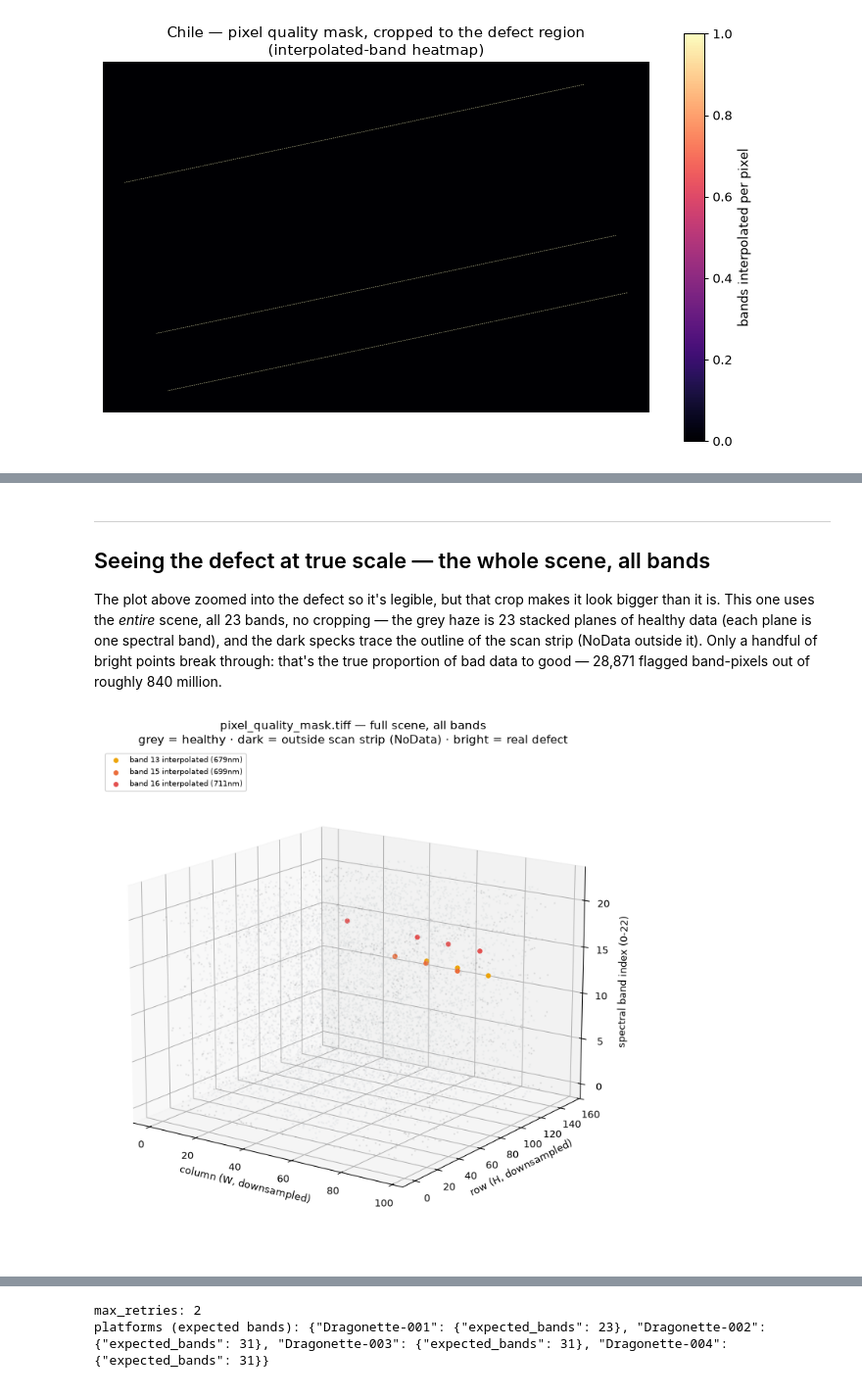
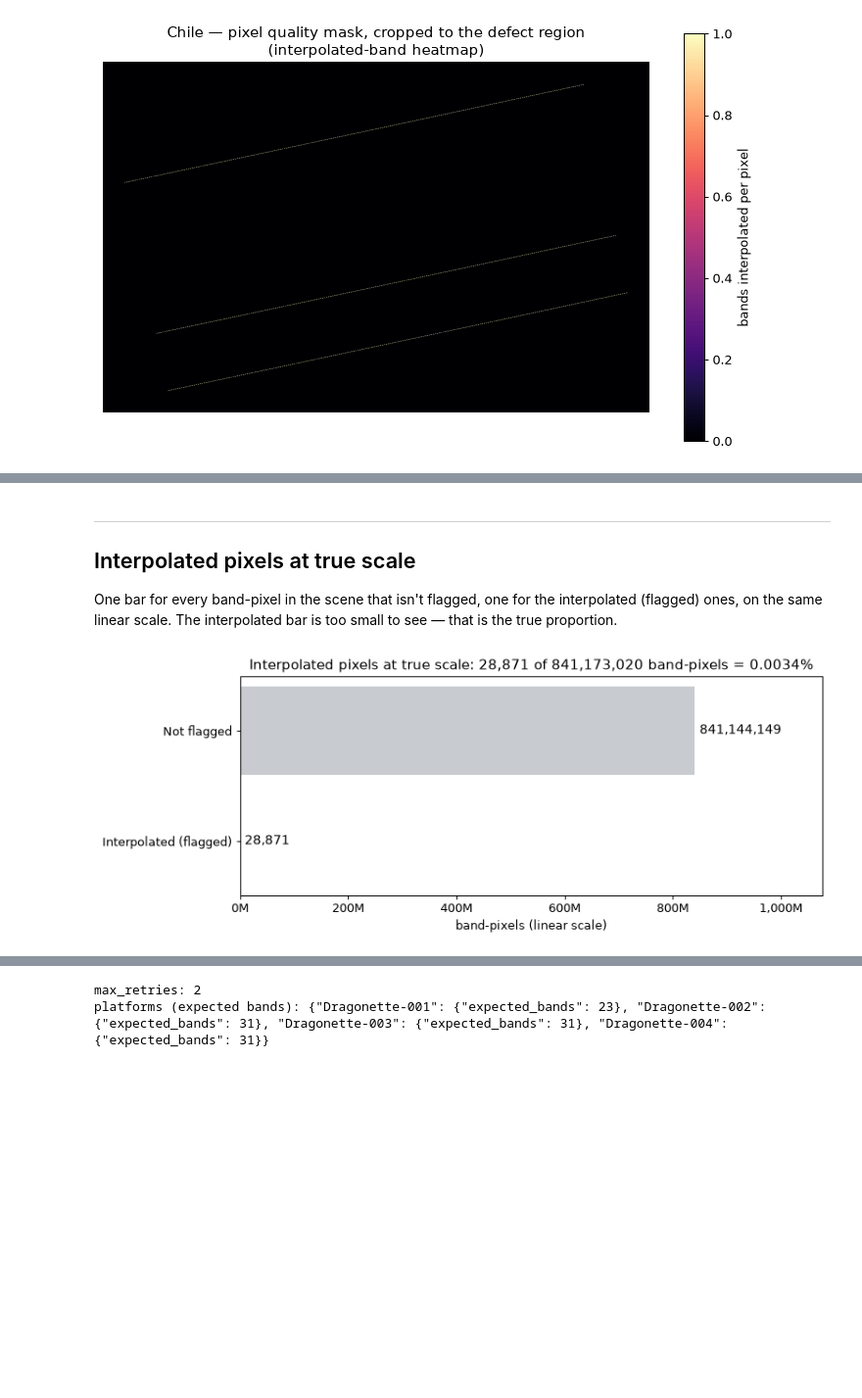
Before and after one commit to shilpi1958/pixxel-image-pm, a Jupyter notebook: notebooks/qa_pipeline_walkthrough.ipynb, the cells around one changed output, grey strips where cells are left out. Shown at 98% size. Drawn from its saved outputs; the diff is of its cells as text; code cells hidden in the pictures; blank space fills up the shorter version.

```diff
--- a/notebooks/qa_pipeline_walkthrough.ipynb
+++ b/notebooks/qa_pipeline_walkthrough.ipynb
@@ -406,52 +400,31 @@ plt.tight_layout(); plt.show()
 # %% [markdown]
 ---
-## Seeing the defect at true scale — the whole scene, all bands
+## Interpolated pixels at true scale
 
-The plot above zoomed into the defect so it's legible, but that crop makes it
-look bigger than it is. This one uses the *entire* scene, all 23 bands, no
-cropping — the grey haze is 23 stacked planes of healthy data (each plane is
-one spectral band), and the dark specks trace the outline of the scan strip
-(NoData outside it). Only a handful of bright points break through: that's
-the true proportion of bad data to good — 28,871 flagged band-pixels out of
-roughly 840 million.
+One bar for every band-pixel in the scene that isn't flagged, one for the
+interpolated (flagged) ones, on the same linear scale. The interpolated bar is
+too small to see — that is the true proportion.
 # %%
-f_full = max(1, pq2.shape[0] // 150)
-small = pq2[::f_full, ::f_full, :]
-H, W, B = small.shape
-yy, xx = np.meshgrid(np.arange(H), np.arange(W), indexing='ij')
+# true scale: interpolated vs not-flagged band-pixels, same linear axis
+import matplotlib.ticker as mticker
 
-fig = plt.figure(figsize=(11, 8))
-ax = fig.add_subplot(111, projection='3d')
-rng_full = np.random.default_rng(0)
-for b in range(B):
-    layer = small[:, :, b]
-    healthy = layer == 0
-    ys, xs = yy[healthy], xx[healthy]
-    if len(ys):
-        keep = rng_full.random(len(ys)) < 0.03
-        ax.scatter(xs[keep], ys[keep], np.full(keep.sum(), b), c='#c8ccd0', s=1.5, alpha=0.12, depthshade=False)
-for b in range(0, B, 4):
-    layer = small[:, :, b]
-    nodata = layer == 255
-    ys, xs = yy[nodata], xx[nodata]
-    if len(ys):
-        keep = rng_full.random(len(ys)) < 0.03
-        ax.scatter(xs[keep], ys[keep], np.full(keep.sum(), b), c='#2a2a2a', s=1, alpha=0.08, depthshade=False)
-band_colors = {13: '#eda100', 15: '#eb6834', 16: '#e34948'}
-wl = {13: '679nm', 15: '699nm', 16: '711nm'}
-for b in bad_bands:
-    layer = small[:, :, b]
-    bad = layer == 1
-    ys, xs = yy[bad], xx[bad]
-    if len(ys):
-        ax.scatter(xs, ys, np.full(len(ys), b), c=band_colors.get(b, '#e34948'), s=18, alpha=0.95, depthshade=False, label=f'band {b} interpolated ({wl.get(b,"")})')
-ax.set_xlabel('column (W, downsampled)'); ax.set_ylabel('row (H, downsampled)'); ax.set_zlabel('spectral band index (0-22)')
-ax.set_title('pixel_quality_mask.tiff — full scene, all bands\ngrey = healthy · dark = outside scan strip (NoData) · bright = real defect')
-ax.legend(loc='upper left', fontsize=8)
-ax.view_init(elev=16, azim=-55)
+total = int(valid2.sum()) * nb2
+interp = int((pq2[valid2] == 1).sum())
+unflagged = total - interp
+
+fig, ax = plt.subplots(figsize=(9, 3.6))
+vals = [unflagged, interp]
+bars = ax.barh(["Not flagged", "Interpolated (flagged)"], vals, color=["#c8ccd0", "#e34948"])
+ax.invert_yaxis()
+ax.set_xlim(0, total * 1.28)
+ax.xaxis.set_major_formatter(mticker.FuncFormatter(lambda v, _: f"{v/1e6:,.0f}M"))
+ax.set_xlabel("band-pixels (linear scale)")
+for bar, v in zip(bars, vals):
+    ax.text(v + total * 0.01, bar.get_y() + bar.get_height() / 2, f"{v:,}", va="center", fontsize=11)
+ax.set_title(f"Interpolated pixels at true scale: {interp:,} of {total:,} band-pixels = {100*interp/total:.4f}%", fontsize=12)
 plt.tight_layout(); plt.show()
 # %% [output]
-[figure, old version]
+[figure, new version]
 # %% [markdown]
 ---
 ## All four metrics for all three scenes
```
Also changed, not shown: parts of 15 cells of this notebook, 17 other files.
